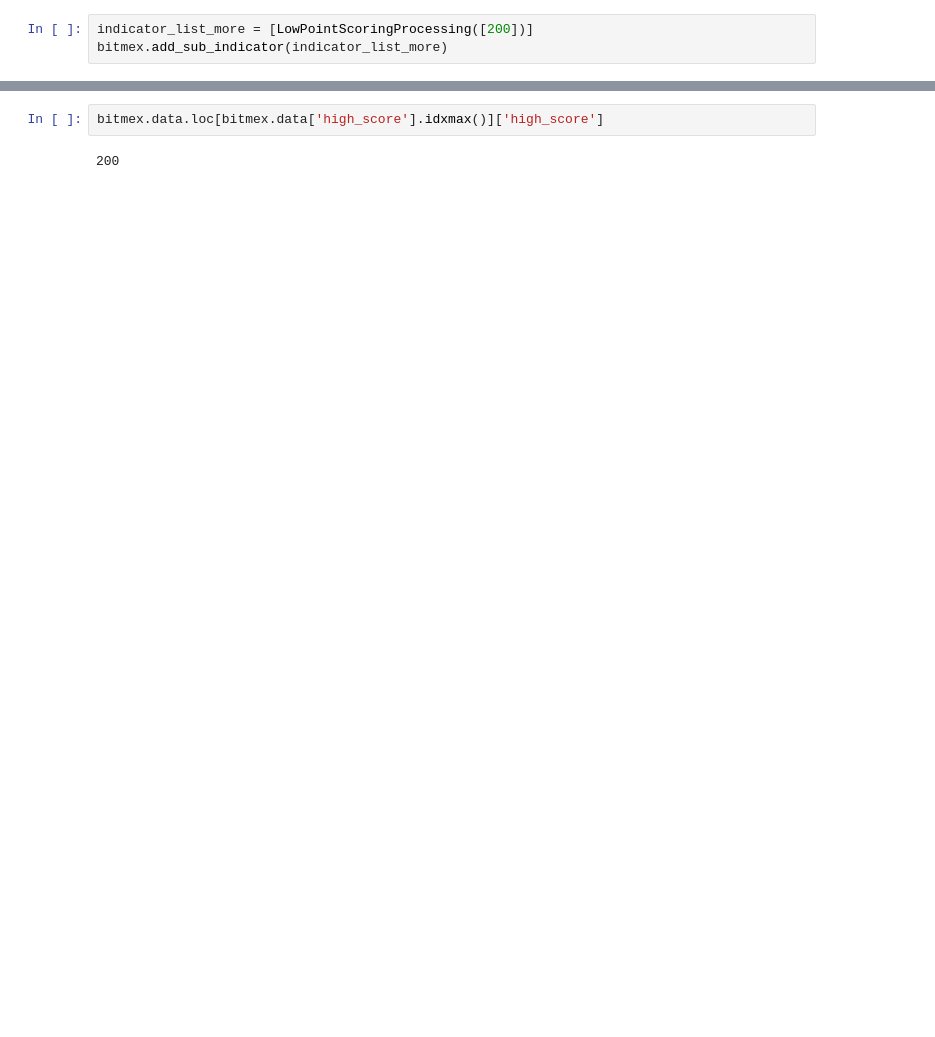
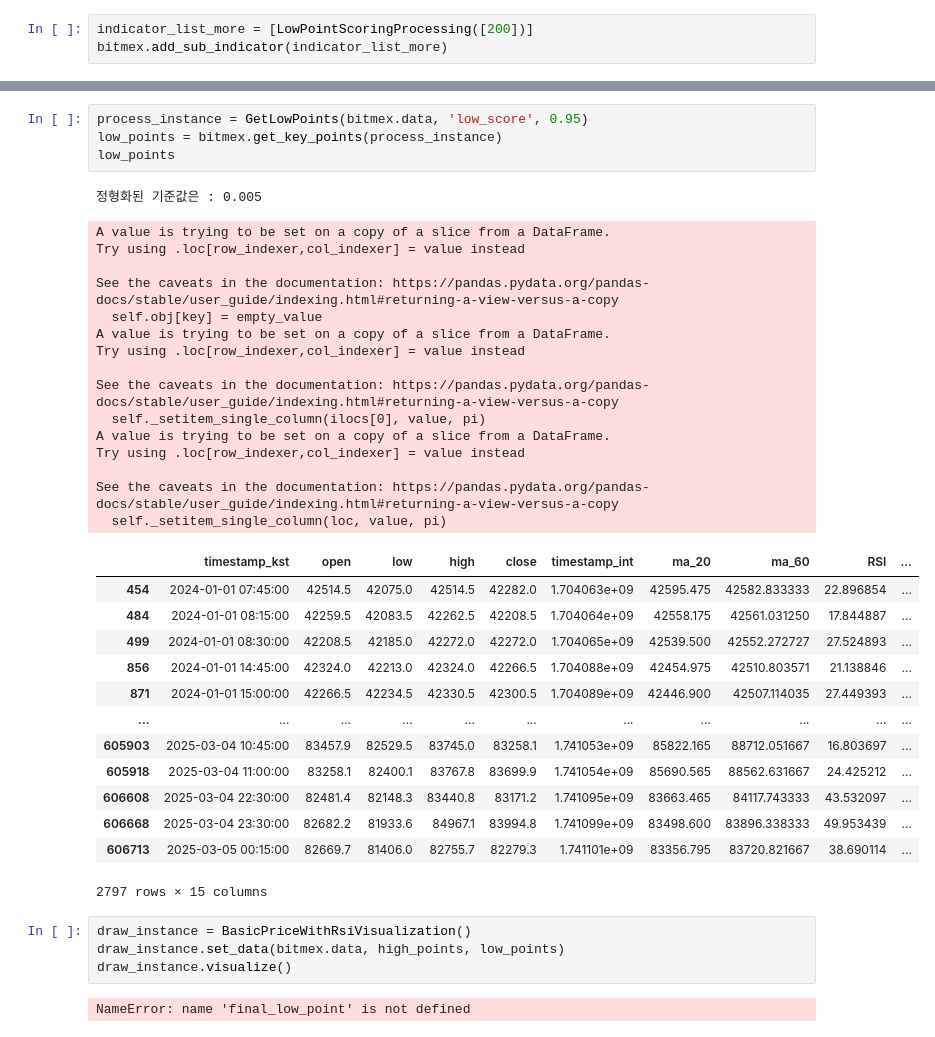
Before and after one commit to baram3615/dongseop, a Jupyter notebook: 클래스리펙토링.ipynb, the cells around one changed output, grey strips where cells are left out. Cells and saved outputs as stored; diff of their text form; blank space fills up the shorter version.

```diff
--- a/클래스리펙토링.ipynb
+++ b/클래스리펙토링.ipynb
@@ -466,6 +617,42 @@ See the caveats in the documentation: https://pandas.pydata.org/pandas-docs/stab
+# %%
+process_instance = GetLowPoints(bitmex.data, 'low_score', 0.95)
+low_points = bitmex.get_key_points(process_instance)
+low_points
+# %% [output]
+정형화된 기준값은 : 0.005
+A value is trying to be set on a copy of a slice from a DataFrame.
+Try using .loc[row_indexer,col_indexer] = value instead
+
+See the caveats in the documentation: https://pandas.pydata.org/pandas-docs/stable/user_guide/indexing.html#returning-a-view-versus-a-copy
+  self.obj[key] = empty_value
+A value is trying to be set on a copy of a slice from a DataFrame.
+Try using .loc[row_indexer,col_indexer] = value instead
+
+See the caveats in the documentation: https://pandas.pydata.org/pandas-docs/stable/user_guide/indexing.html#returning-a-view-versus-a-copy
+  self._setitem_single_column(ilocs[0], value, pi)
+A value is trying to be set on a copy of a slice from a DataFrame.
+Try using .loc[row_indexer,col_indexer] = value instead
+
+See the caveats in the documentation: https://pandas.pydata.org/pandas-docs/stable/user_guide/indexing.html#returning-a-view-versus-a-copy
+  self._setitem_single_column(loc, value, pi)
+|  | timestamp_kst | open | low | high | close | timestamp_int | ma_20 | ma_60 | RSI | ... |
+| 454 | 2024-01-01 07:45:00 | 42514.5 | 42075.0 | 42514.5 | 42282.0 | 1.704063e+09 | 42595.475 | 42582.833333 | 22.896854 | ... |
+| 484 | 2024-01-01 08:15:00 | 42259.5 | 42083.5 | 42262.5 | 42208.5 | 1.704064e+09 | 42558.175 | 42561.031250 | 17.844887 | ... |
+| 499 | 2024-01-01 08:30:00 | 42208.5 | 42185.0 | 42272.0 | 42272.0 | 1.704065e+09 | 42539.500 | 42552.272727 | 27.524893 | ... |
+| 856 | 2024-01-01 14:45:00 | 42324.0 | 42213.0 | 42324.0 | 42266.5 | 1.704088e+09 | 42454.975 | 42510.803571 | 21.138846 | ... |
+| 871 | 2024-01-01 15:00:00 | 42266.5 | 42234.5 | 42330.5 | 42300.5 | 1.704089e+09 | 42446.900 | 42507.114035 | 27.449393 | ... |
+| ... | ... | ... | ... | ... | ... | ... | ... | ... | ... | ... |
+| 605903 | 2025-03-04 10:45:00 | 83457.9 | 82529.5 | 83745.0 | 83258.1 | 1.741053e+09 | 85822.165 | 88712.051667 | 16.803697 | ... |
+| 605918 | 2025-03-04 11:00:00 | 83258.1 | 82400.1 | 83767.8 | 83699.9 | 1.741054e+09 | 85690.565 | 88562.631667 | 24.425212 | ... |
+| 606608 | 2025-03-04 22:30:00 | 82481.4 | 82148.3 | 83440.8 | 83171.2 | 1.741095e+09 | 83663.465 | 84117.743333 | 43.532097 | ... |
+| 606668 | 2025-03-04 23:30:00 | 82682.2 | 81933.6 | 84967.1 | 83994.8 | 1.741099e+09 | 83498.600 | 83896.338333 | 49.953439 | ... |
+| 606713 | 2025-03-05 00:15:00 | 82669.7 | 81406.0 | 82755.7 | 82279.3 | 1.741101e+09 | 83356.795 | 83720.821667 | 38.690114 | ... |
+2797 rows × 15 columns
 # %%
-bitmex.data.loc[bitmex.data['high_score'].idxmax()]['high_score']
+draw_instance = BasicPriceWithRsiVisualization()
+draw_instance.set_data(bitmex.data, high_points, low_points)
+draw_instance.visualize()
 # %% [output]
-200
+NameError: name 'final_low_point' is not defined
 # %%
 bitmex.data['high_score']
```
Also changed, not shown: parts of 9 cells of this notebook.
